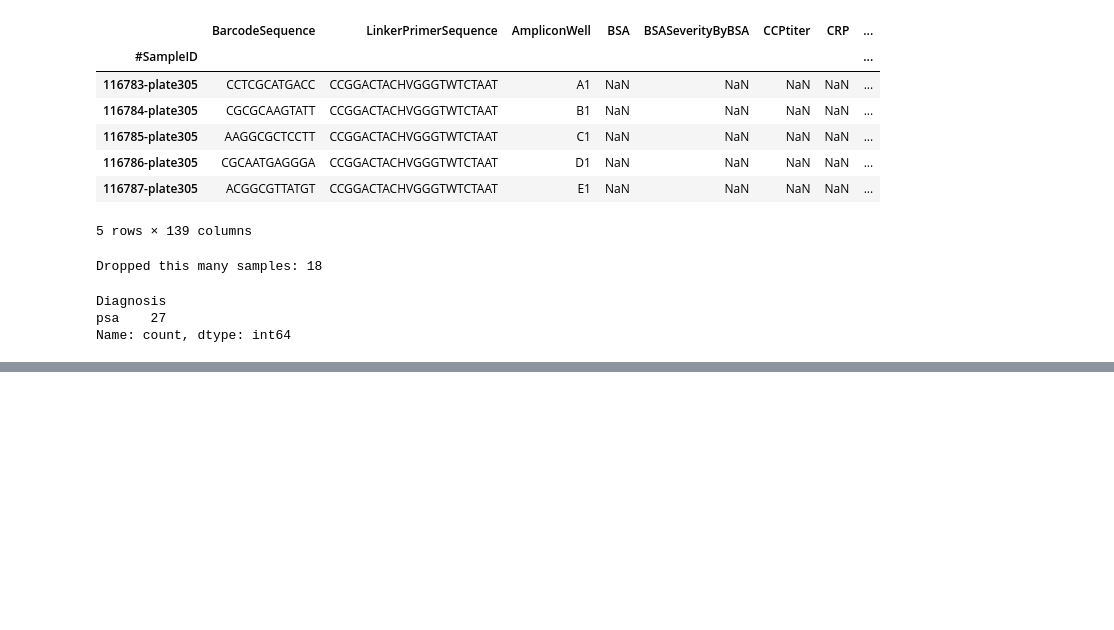
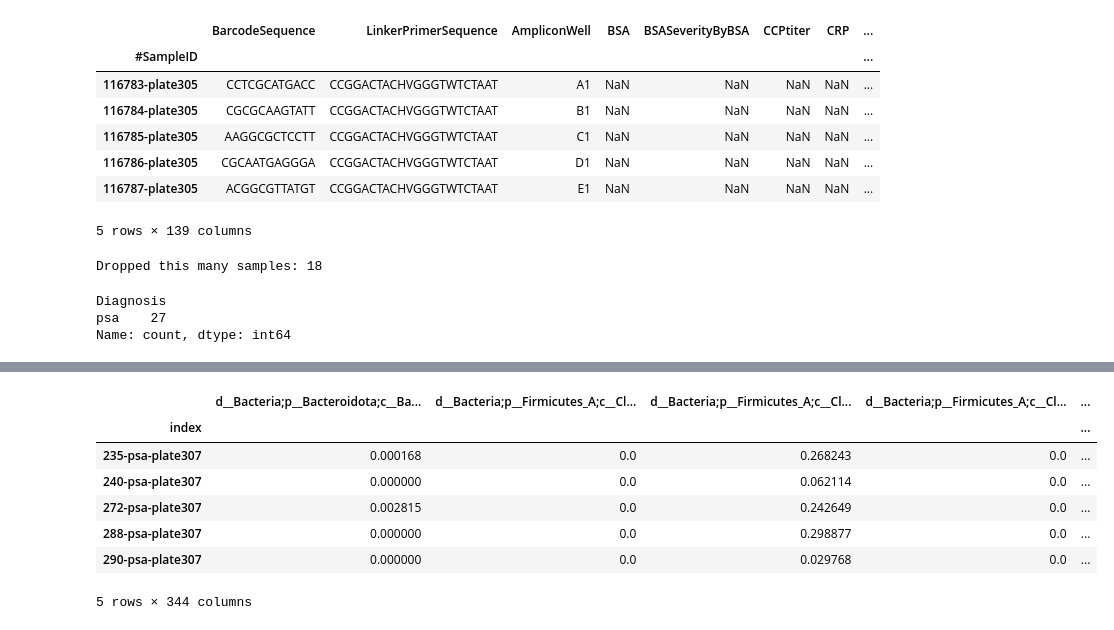
Before and after one commit to kbpi314/ampaim, a Jupyter notebook: code/AMPAIM_eiserValidation.ipynb, the cells around one changed output, grey strips where cells are left out. Saved outputs shown, nothing was run; the diff lists cells and outputs as text; code cells hidden in the pictures; blank space fills up the shorter version.

```diff
--- a/code/AMPAIM_eiserValidation.ipynb
+++ b/code/AMPAIM_eiserValidation.ipynb
@@ -644,0 +576,35 @@ print(result)
+# %%
+# split df otu into metadata nad otu vars
+# quant vars
+vars = ['BSA','CRP','ESR','SJC','TJC','DAS28','Involvement']
+
+df_otu = pd.read_csv(path + 'inputs/Q2_MSQ138_141_psa/level-6.csv', index_col=0)
+
+# determine columns to drop; i.e. keep taxa only
+dropcol = []
+for c in list(df_otu.columns.values):
+    if c[0:3] != 'd__': # don't use k__ anymore
+        dropcol.append(c)
+
+# partition df_meta
+df_meta = df_otu[vars]
+
+# drop non otu
+df_otu = df_otu.drop(dropcol, axis=1)
+
+# normalize the cols
+df_otu = df_otu.div(df_otu.sum(axis=1), axis=0)
+# df_otu.to_csv(path + 'inputs/Qiime2_0_KB_batch_correct_nocd/otu_table_L6.csv')
+
+# reappend dx
+df_otu = pd.concat([df_otu, keepcol],axis=1)
+df_otu.head()
+# %% [output]
+|  | d__Bacteria;p__Bacteroidota;c__Ba... | d__Bacteria;p__Firmicutes_A;c__Cl... | d__Bacteria;p__Firmicutes_A;c__Cl... | d__Bacteria;p__Firmicutes_A;c__Cl... | ... |
+| index |  |  |  |  | ... |
+| 235-psa-plate307 | 0.000168 | 0.0 | 0.268243 | 0.0 | ... |
+| 240-psa-plate307 | 0.000000 | 0.0 | 0.062114 | 0.0 | ... |
+| 272-psa-plate307 | 0.002815 | 0.0 | 0.242649 | 0.0 | ... |
+| 288-psa-plate307 | 0.000000 | 0.0 | 0.298877 | 0.0 | ... |
+| 290-psa-plate307 | 0.000000 | 0.0 | 0.029768 | 0.0 | ... |
+5 rows × 344 columns
```
Also changed, not shown: parts of 20 cells of this notebook, 1 other file.
